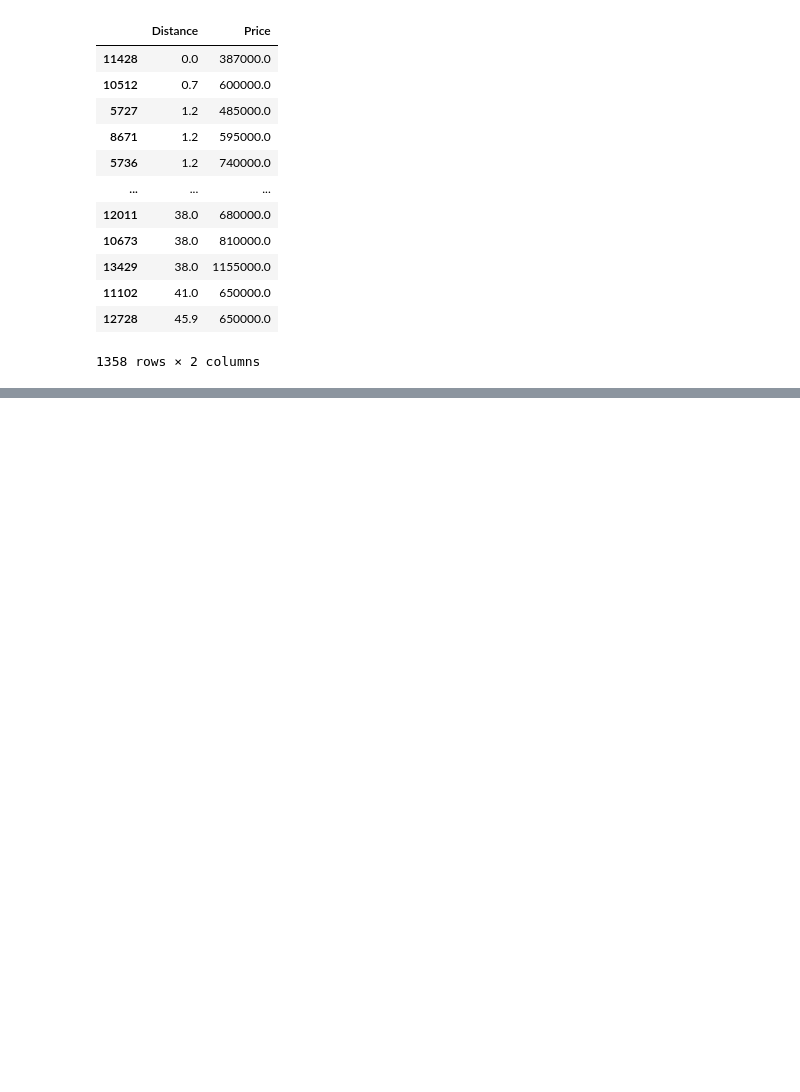
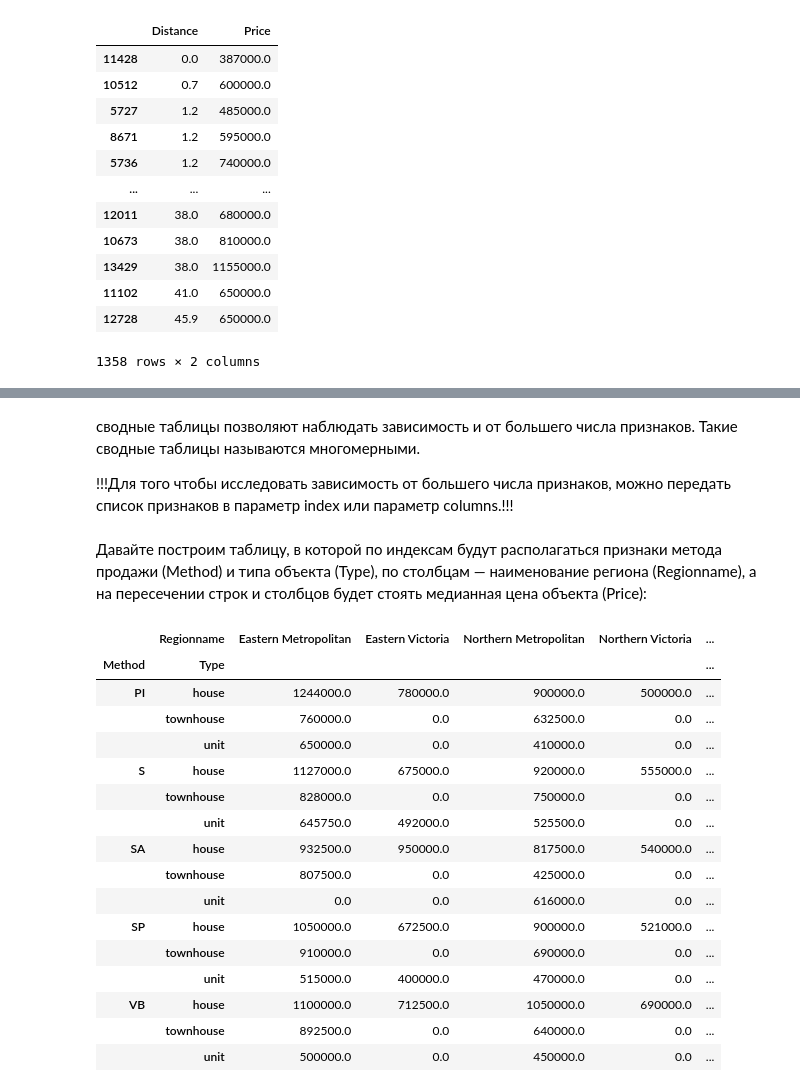
Before and after one commit to DaryaIly/my_data_science, a Jupyter notebook: PY_12_Продвинутые методы работы с данными в Pandas/Продвинутые приемы работы с данными в Pandas.ipynb, the cells around one changed output, grey strips where cells are left out. Cells and saved outputs as stored; diff of their text form; code cells hidden in the pictures; blank space fills up the shorter version.

```diff
--- a/PY_12_Продвинутые методы работы с данными в Pandas/Продвинутые приемы работы с данными в Pandas.ipynb
+++ b/PY_12_Продвинутые методы работы с данными в Pandas/Продвинутые приемы работы с данными в Pandas.ipynb
@@ -183,0 +570,34 @@ NameError: name 'melb_df' is not defined
+# %% [markdown]
+сводные таблицы позволяют наблюдать зависимость и от большего числа признаков. Такие сводные таблицы называются многомерными.
+
+!!!Для того чтобы исследовать зависимость от большего числа признаков, можно передать список признаков в параметр index или параметр columns.!!!
+# %% [markdown]
+
+
+Давайте построим таблицу, в которой по индексам будут располагаться признаки метода продажи (Method) и типа объекта (Type), по столбцам — наименование региона (Regionname), а на пересечении строк и столбцов будет стоять медианная цена объекта (Price):
+# %%
+melb_df.pivot_table(
+    values='Price',
+    index=['Method','Type'],
+    columns='Regionname',
+    aggfunc='median',
+    fill_value=0
+)
+# %% [output]
+|  | Regionname | Eastern Metropolitan | Eastern Victoria | Northern Metropolitan | Northern Victoria | ... |
+| Method | Type |  |  |  |  | ... |
+| PI | house | 1244000.0 | 780000.0 | 900000.0 | 500000.0 | ... |
+|  | townhouse | 760000.0 | 0.0 | 632500.0 | 0.0 | ... |
+|  | unit | 650000.0 | 0.0 | 410000.0 | 0.0 | ... |
+| S | house | 1127000.0 | 675000.0 | 920000.0 | 555000.0 | ... |
+|  | townhouse | 828000.0 | 0.0 | 750000.0 | 0.0 | ... |
+|  | unit | 645750.0 | 492000.0 | 525500.0 | 0.0 | ... |
+| SA | house | 932500.0 | 950000.0 | 817500.0 | 540000.0 | ... |
+|  | townhouse | 807500.0 | 0.0 | 425000.0 | 0.0 | ... |
+|  | unit | 0.0 | 0.0 | 616000.0 | 0.0 | ... |
+| SP | house | 1050000.0 | 672500.0 | 900000.0 | 521000.0 | ... |
+|  | townhouse | 910000.0 | 0.0 | 690000.0 | 0.0 | ... |
+|  | unit | 515000.0 | 400000.0 | 470000.0 | 0.0 | ... |
+| VB | house | 1100000.0 | 712500.0 | 1050000.0 | 690000.0 | ... |
+|  | townhouse | 892500.0 | 0.0 | 640000.0 | 0.0 | ... |
+|  | unit | 500000.0 | 0.0 | 450000.0 | 0.0 | ... |
```
Also changed, not shown: parts of 96 cells of this notebook, 6 other files.
